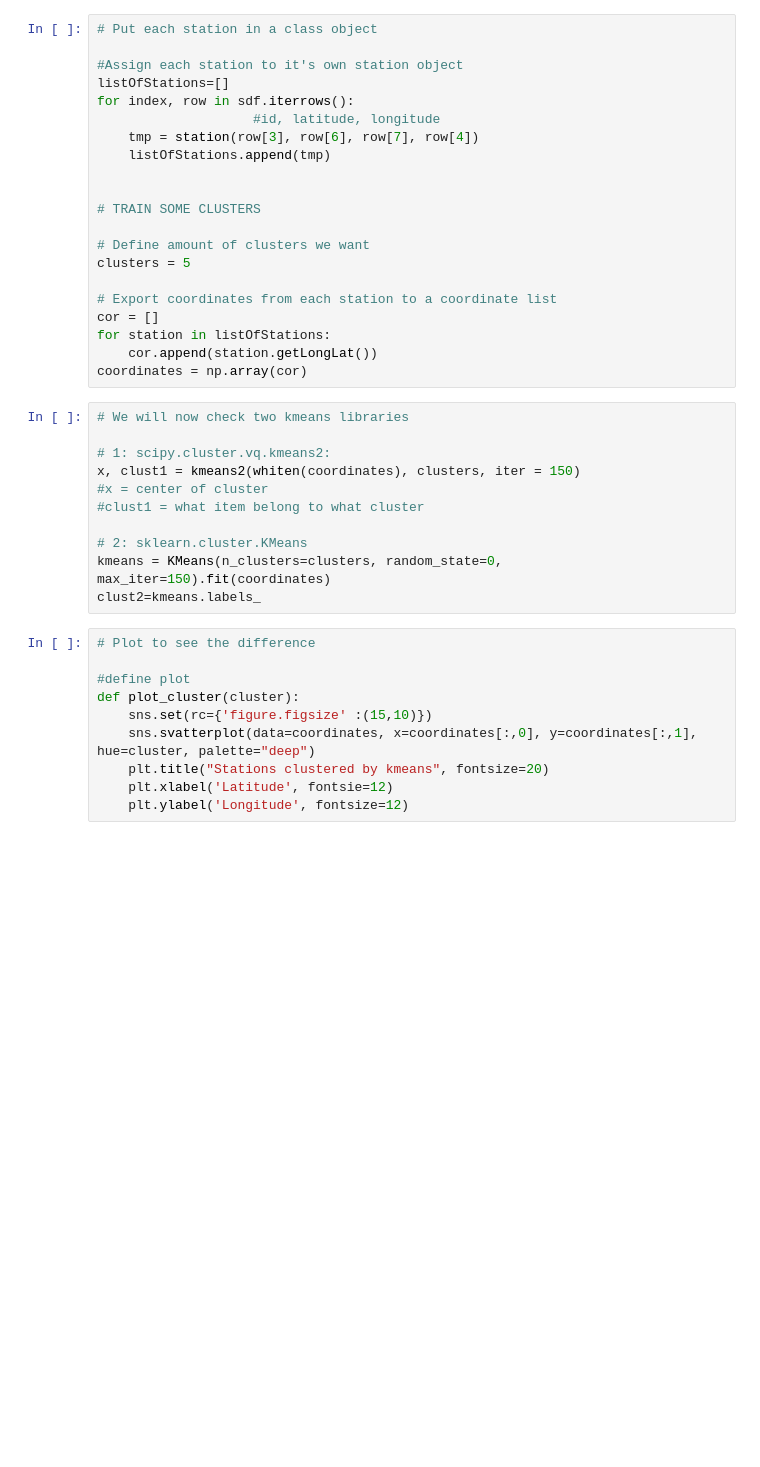
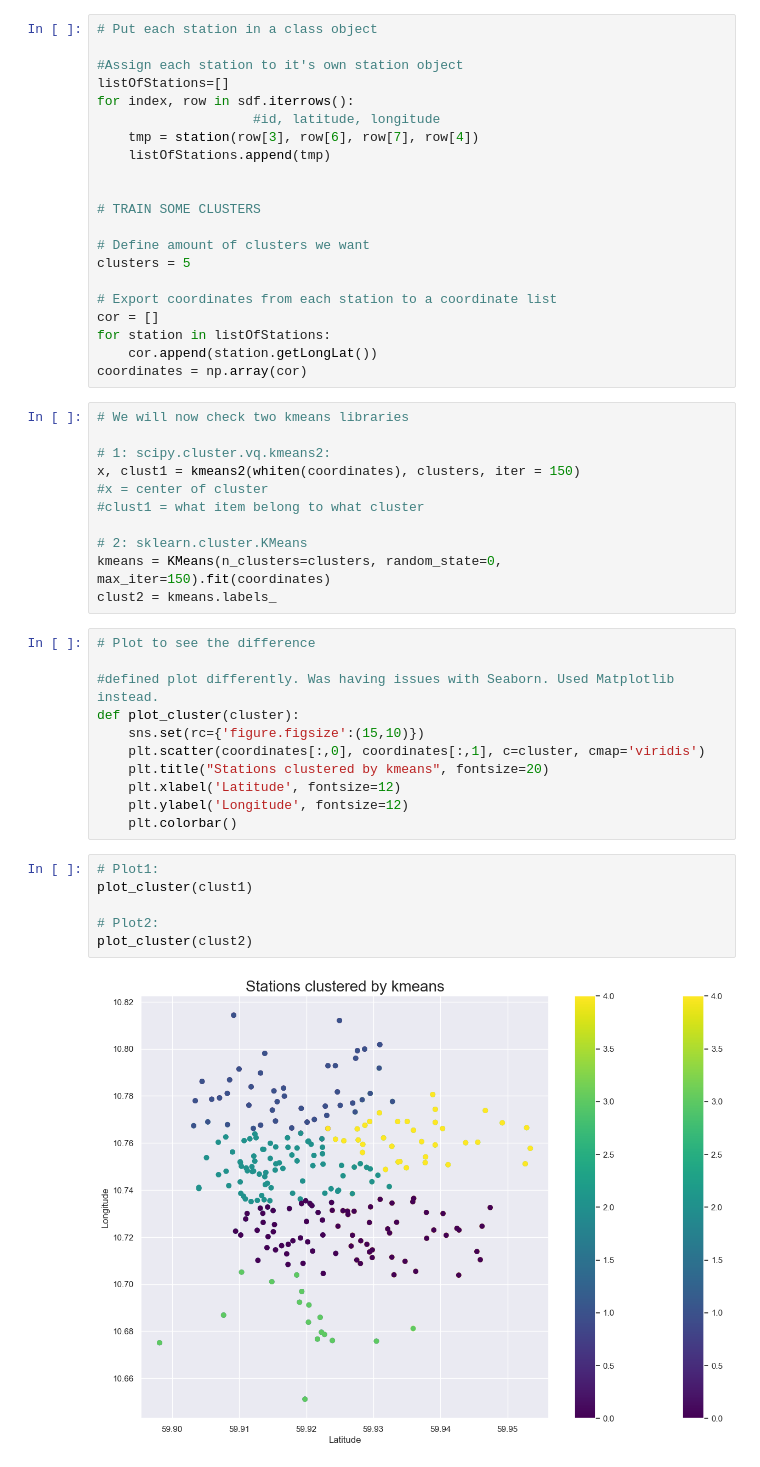
Before and after one commit to gaukje/Lab-1, a Jupyter notebook: lab5/osloBysykkel.ipynb, the cells around one changed output. Cells and saved outputs as stored; diff of their text form; blank space fills up the shorter version.

```diff
--- a/lab5/osloBysykkel.ipynb
+++ b/lab5/osloBysykkel.ipynb
@@ -98,14 +98,23 @@ x, clust1 = kmeans2(whiten(coordinates), clusters, iter = 150)
 
 # 2: sklearn.cluster.KMeans
 kmeans = KMeans(n_clusters=clusters, random_state=0, max_iter=150).fit(coordinates)
-clust2=kmeans.labels_
+clust2 = kmeans.labels_
 # %%
 # Plot to see the difference
 
-#define plot
+#defined plot differently. Was having issues with Seaborn. Used Matplotlib instead.
 def plot_cluster(cluster):
-    sns.set(rc={'figure.figsize' :(15,10)})
-    sns.svatterplot(data=coordinates, x=coordinates[:,0], y=coordinates[:,1], hue=cluster, palette="deep")
+    sns.set(rc={'figure.figsize':(15,10)})
+    plt.scatter(coordinates[:,0], coordinates[:,1], c=cluster, cmap='viridis')
     plt.title("Stations clustered by kmeans", fontsize=20)
-    plt.xlabel('Latitude', fontsie=12)
+    plt.xlabel('Latitude', fontsize=12)
     plt.ylabel('Longitude', fontsize=12)
+    plt.colorbar()
+# %%
+# Plot1:
+plot_cluster(clust1)
+
+# Plot2:
+plot_cluster(clust2)
+# %% [output]
+[figure, added]
```
Also changed, not shown: parts of 2 cells of this notebook.
